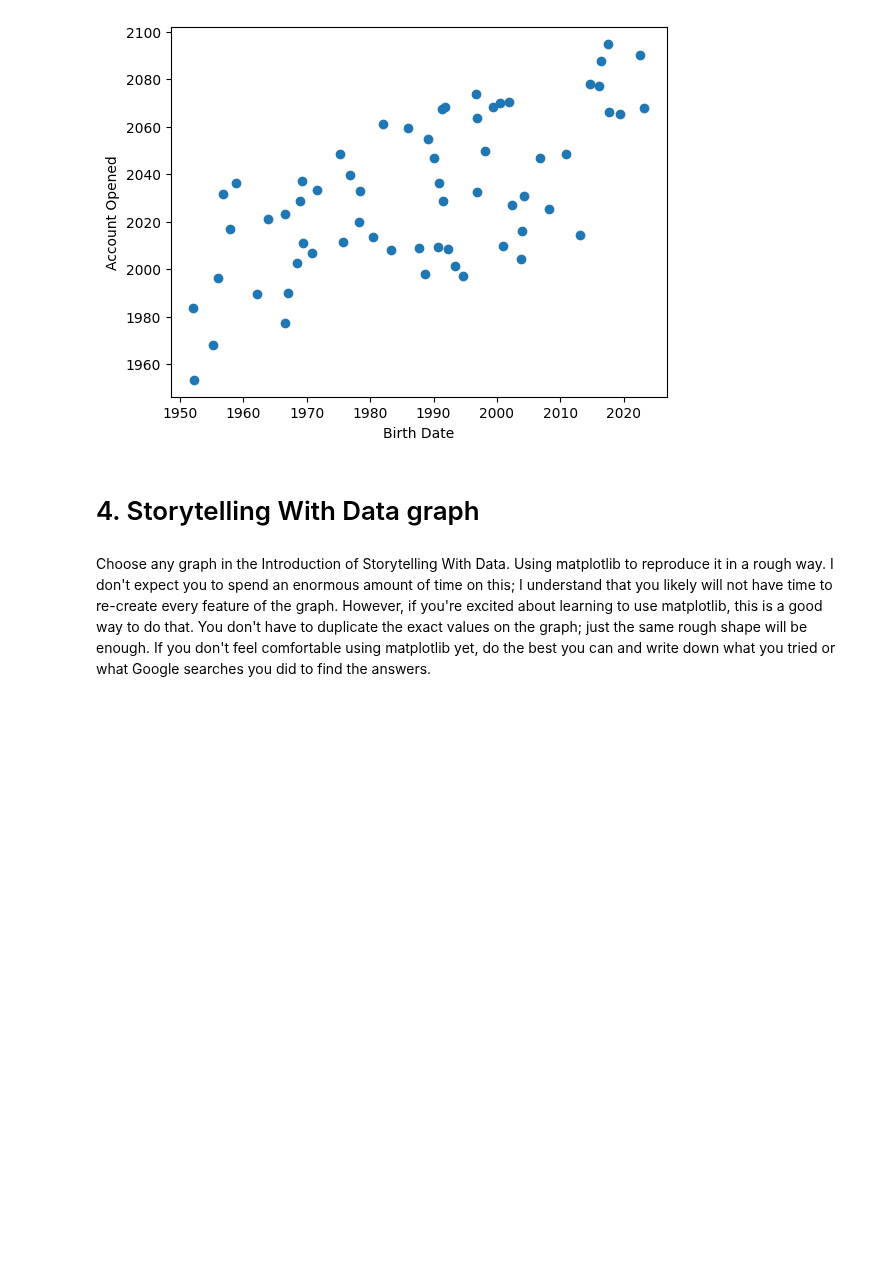
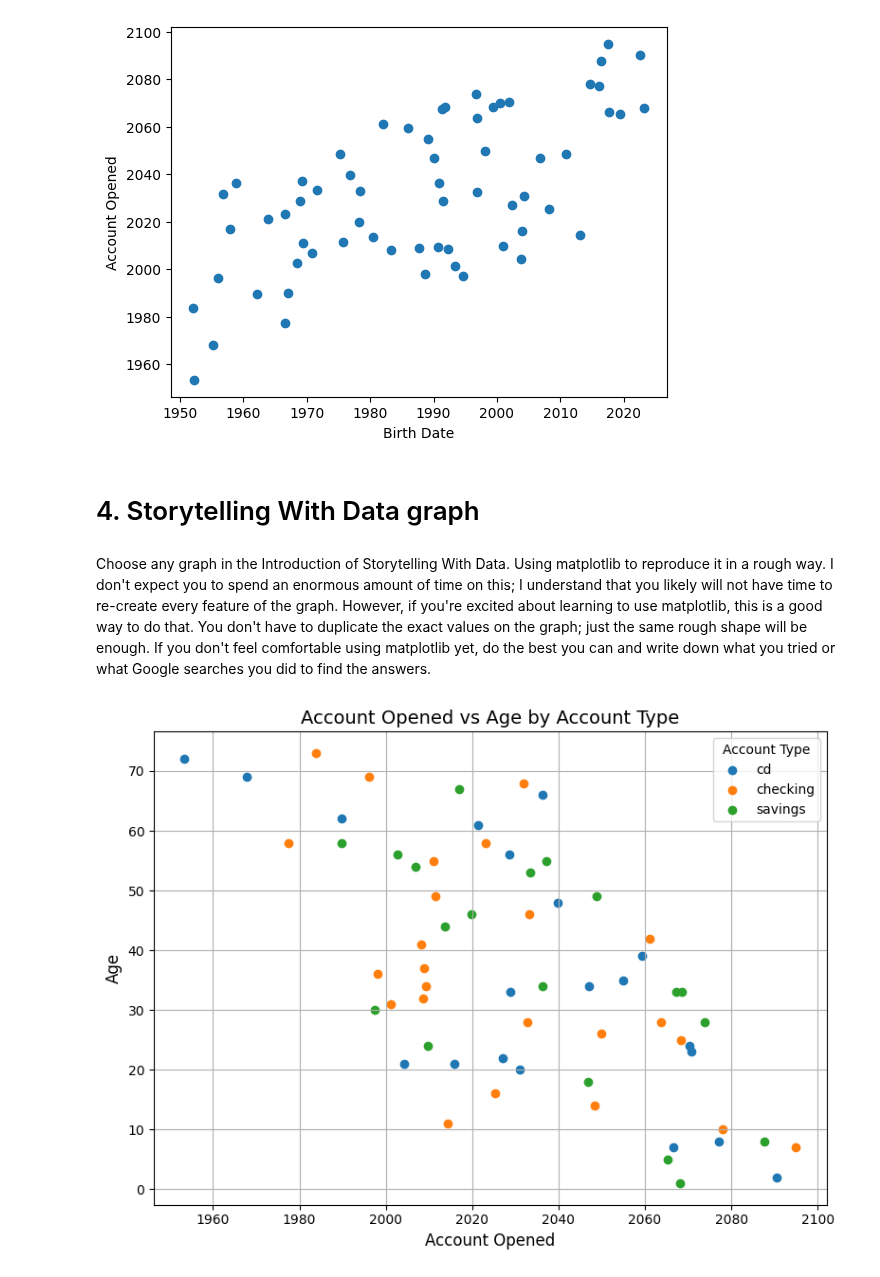
Before and after one commit to SergeyNelyapenkoBU/2025-spring-B2, a Jupyter notebook: OMDS-ModB2-Week1-Nelyapenko-Sergey.ipynb, the cells around one changed output. Drawn from its saved outputs; the diff is of its cells as text; code cells hidden in the pictures; blank space fills up the shorter version.

Commit message:
week1: storytelling graph

```diff
--- a/OMDS-ModB2-Week1-Nelyapenko-Sergey.ipynb
+++ b/OMDS-ModB2-Week1-Nelyapenko-Sergey.ipynb
@@ -599,3 +616,20 @@ Text(0.5, 0, 'Birth Date')
 # 4. Storytelling With Data graph
 # %% [markdown]
 Choose any graph in the Introduction of Storytelling With Data.  Using matplotlib to reproduce it in a rough way.  I don't expect you to spend an enormous amount of time on this; I understand that you likely will not have time to re-create every feature of the graph.  However, if you're excited about learning to use matplotlib, this is a good way to do that.  You don't have to duplicate the exact values on the graph; just the same rough shape will be enough.  If you don't feel comfortable using matplotlib yet, do the best you can and write down what you tried or what Google searches you did to find the answers.
+# %%
+# Account Opened by Account Type
+plt.figure(figsize=(8, 6))
+for account_type in df2['AccountType'].unique():
+    filtered = df2[df2['AccountType'] == account_type]
+    plt.scatter(filtered['AccountOpened'], filtered['Age'], label=account_type)
+
+plt.title("Account Opened vs Age by Account Type", fontsize=14)
+plt.xlabel("Account Opened", fontsize=12)
+plt.ylabel("Age", fontsize=12)
+plt.legend(title="Account Type")
+plt.grid(True)
+
+plt.tight_layout()
+plt.show()
+# %% [output]
+[figure, added]
```
Also changed, not shown: parts of 7 cells of this notebook.
